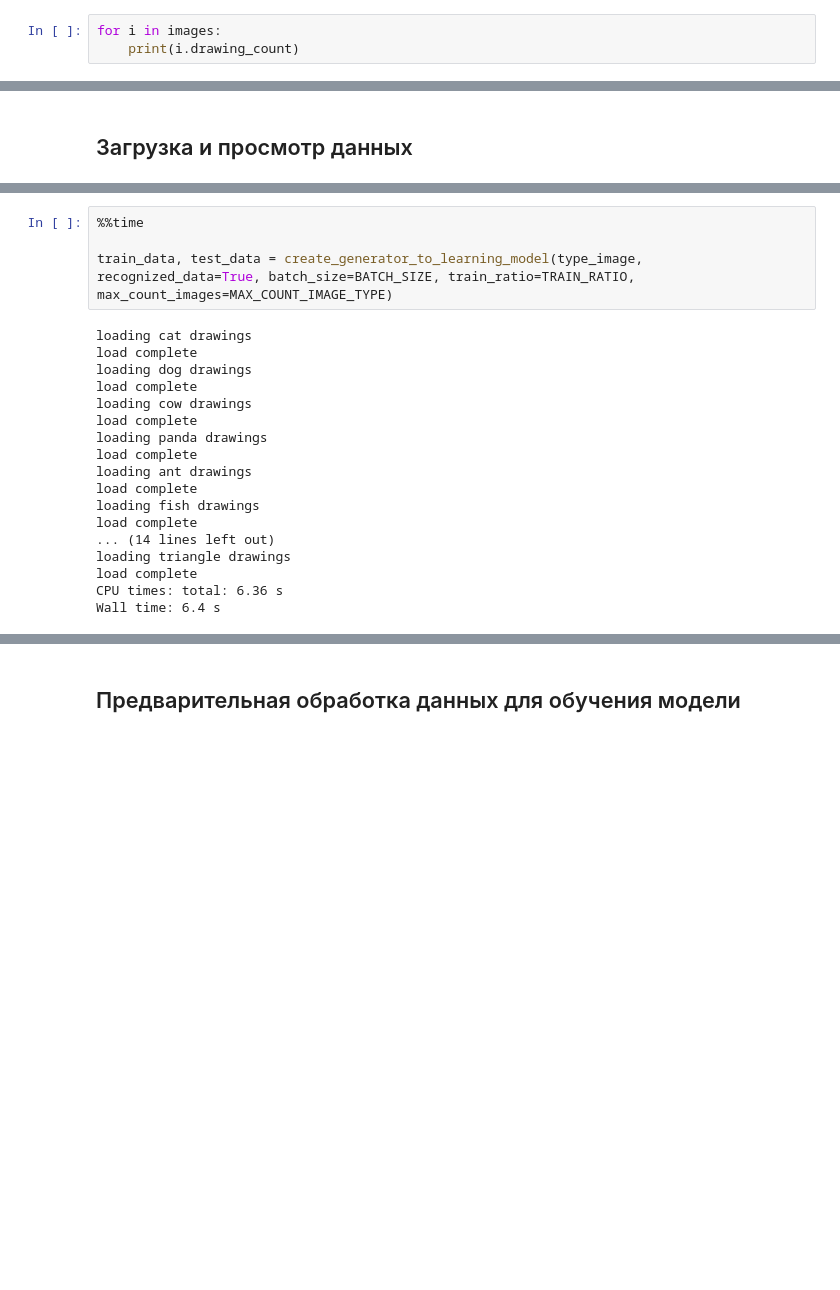
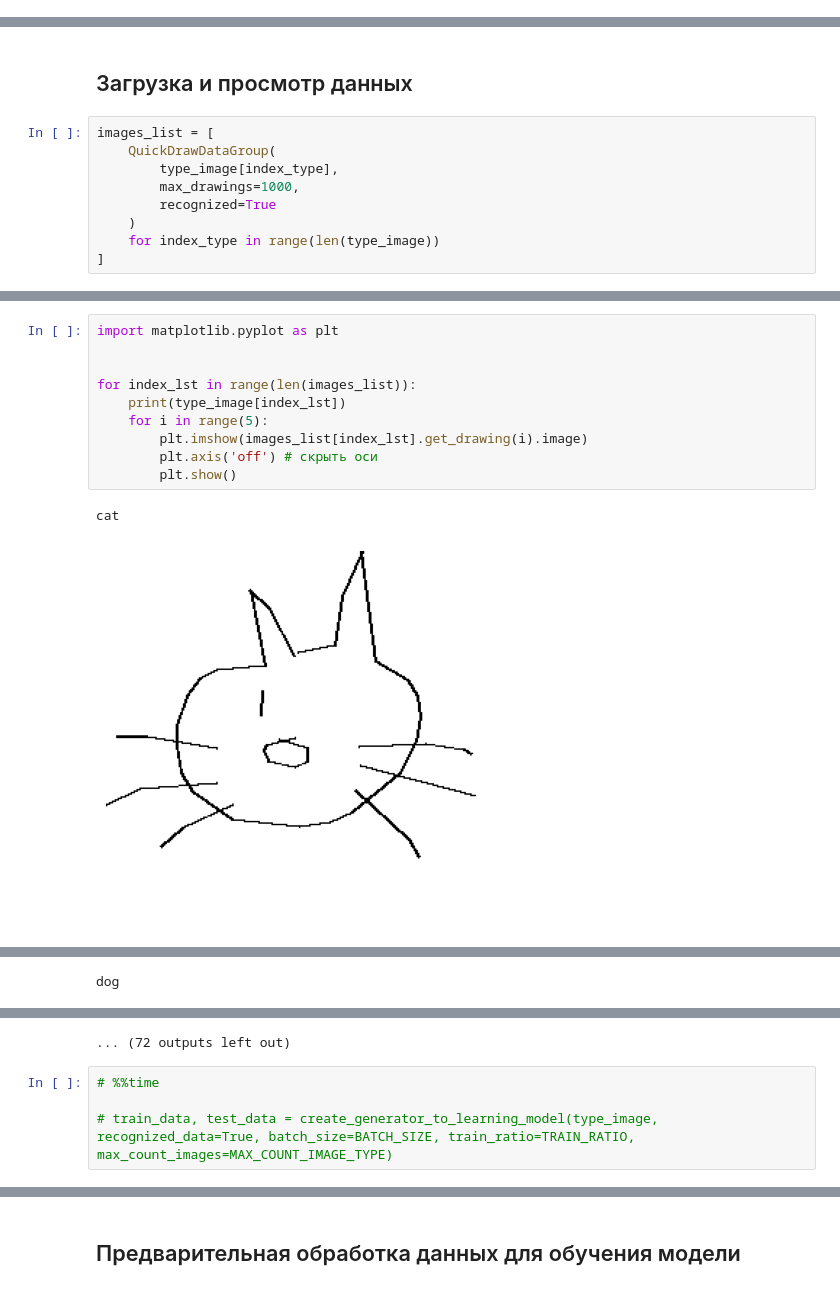
Before and after one commit to WannaBeGuineaPig/website_game_with_neural_network, a Jupyter notebook: model/learning_model.ipynb, the cells around one changed output, grey strips where cells are left out. Cells and saved outputs as stored; diff of their text form; blank space fills up the shorter version.

```diff
--- a/model/learning_model.ipynb
+++ b/model/learning_model.ipynb
@@ -147,3 +177,0 @@ load complete
-# %%
-for i in images:
-    print(i.drawing_count)
@@ -203,3 +216,12 @@ id_type_image
  13: 'triangle'}
 # %% [markdown]
 ## Загрузка и просмотр данных
+# %%
+images_list = [
+    QuickDrawDataGroup(
+        type_image[index_type],
+        max_drawings=1000,
+        recognized=True
+    )
+    for index_type in range(len(type_image))
+]
@@ -205,0 +246,13 @@ id_type_image
+# %%
+import matplotlib.pyplot as plt
+
+
+for index_lst in range(len(images_list)):
+    print(type_image[index_lst])
+    for i in range(5):
+        plt.imshow(images_list[index_lst].get_drawing(i).image)
+        plt.axis('off') # скрыть оси
+        plt.show()
+# %% [output]
+cat
+[figure, added]
@@ -205,0 +263 @@ id_type_image
+dog
@@ -206,23 +269,6 @@ id_type_image
+... (72 outputs left out)
 # %%
-%%time
+# %%time
 
-train_data, test_data = create_generator_to_learning_model(type_image, recognized_data=True, batch_size=BATCH_SIZE, train_ratio=TRAIN_RATIO, max_count_images=MAX_COUNT_IMAGE_TYPE)
+# train_data, test_data = create_generator_to_learning_model(type_image, recognized_data=True, batch_size=BATCH_SIZE, train_ratio=TRAIN_RATIO, max_count_images=MAX_COUNT_IMAGE_TYPE)
-# %% [output]
-loading cat drawings
-load complete
-loading dog drawings
-load complete
-loading cow drawings
-load complete
-loading panda drawings
-load complete
-loading ant drawings
-load complete
-loading fish drawings
-load complete
-... (14 lines left out)
-loading triangle drawings
-load complete
-CPU times: total: 6.36 s
-Wall time: 6.4 s
 # %%
```
Also changed, not shown: parts of 37 cells of this notebook.
